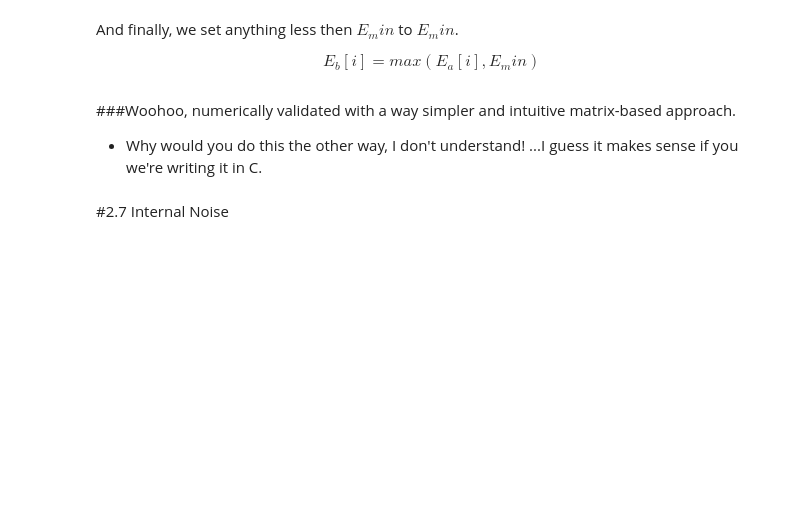
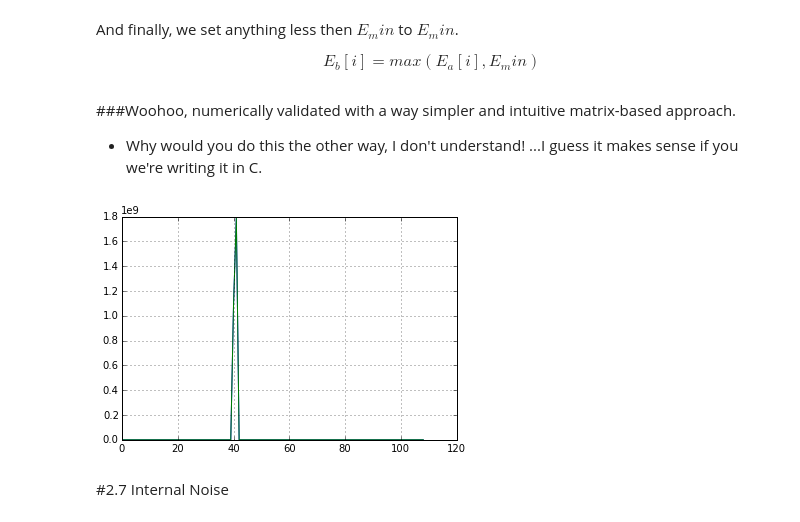
Before and after one commit to stephencwelch/Perceptual-Coding-In-Python, a Jupyter notebook: Explore PEAQ.ipynb, the cells around one changed output. Saved outputs shown, nothing was run; the diff lists cells and outputs as text; code cells hidden in the pictures; blank space fills up the shorter version.

```diff
--- a/Explore PEAQ.ipynb
+++ b/Explore PEAQ.ipynb
@@ -471,6 +486,11 @@ EbN = np.dot(XwN2,U)
 EbN[EbN<Emin] = Emin
 
 #I guess I could actually do the above in a single matrix multiply. Noted.
+# %%
+plot(Eb.T)
+grid(1)
+# %% [output]
+[figure, added]
 # %% [markdown]
 #2.7 Internal Noise
 # %% [markdown]
```
Also changed, not shown: parts of 32 cells of this notebook, 2 other files.
